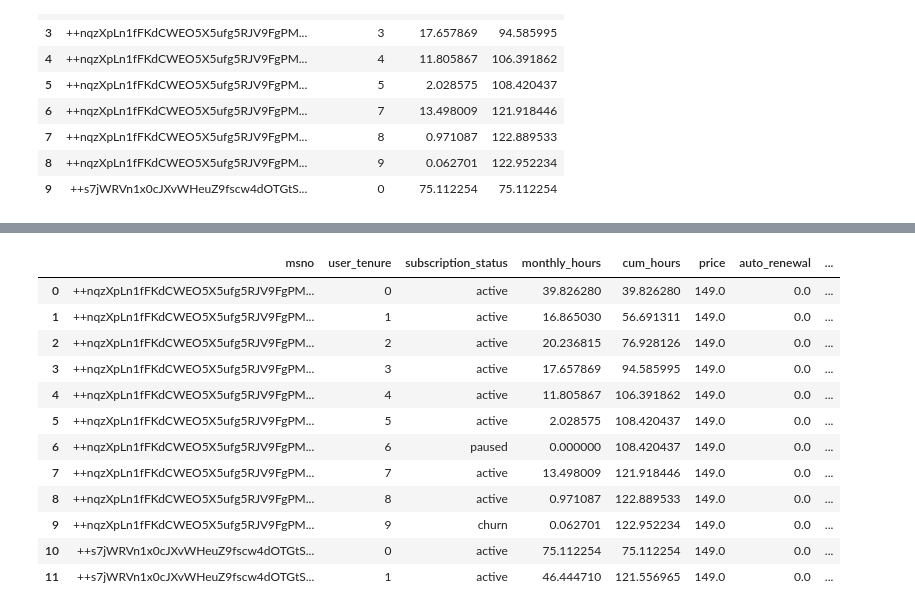
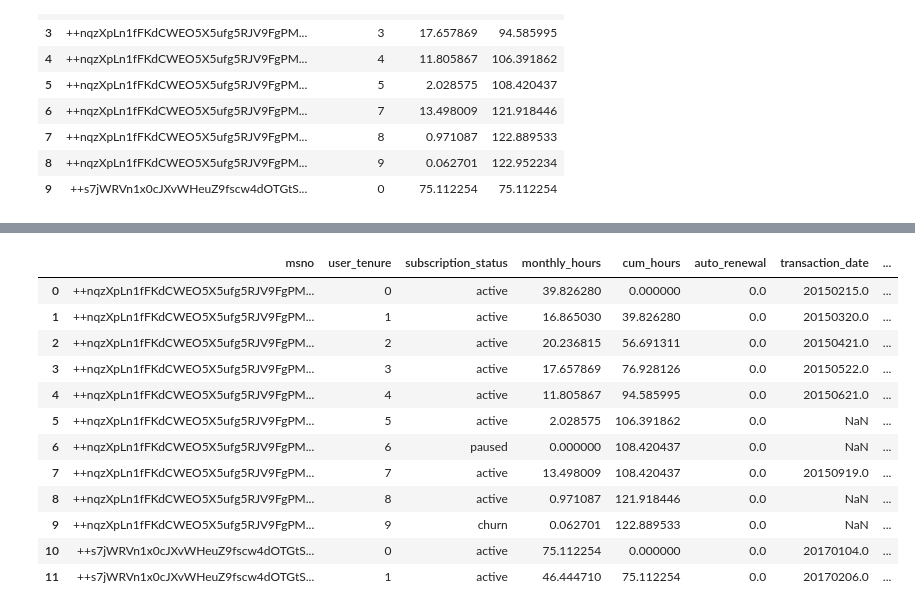
Before and after one commit to thom-li/gsbgen641code, a Jupyter notebook: project/data-cleaning.ipynb, the cells around one changed output, grey strips where cells are left out. Drawn from its saved outputs; the diff is of its cells as text; code cells hidden in the pictures.

```diff
--- a/project/data-cleaning.ipynb
+++ b/project/data-cleaning.ipynb
@@ -246,7 +261,7 @@ renewals = renewals.merge(users[["msno", "join_date"]], on="msno")
 renewals["user_tenure"] = months_since_join(renewals["join_date"], renewals["txn_date"])
 renewals = renewals[renewals["user_tenure"] >= 0]
 
-# If multiple renewals in a month, keep the last by transaction date
+# If multiple renewals in a period, keep the last by transaction date
 monthly_sub = (
     renewals.sort_values(["msno", "user_tenure", "transaction_date"])
     .groupby(["msno", "user_tenure"], as_index=False)
@@ -255,17 +270,18 @@ monthly_sub = (
             "msno",
             "user_tenure",
             "plan_list_price",
+            "payment_plan_days",
             "is_auto_renew",
             "transaction_date",
             "membership_expire_date",
         ]
     ]
-    .rename(
-        columns={
-            "plan_list_price": "price",
-            "is_auto_renew": "auto_renewal",
-        }
-    )
+)
+monthly_sub["price"] = to_monthly_price(
+    monthly_sub["plan_list_price"], monthly_sub["payment_plan_days"]
+)
+monthly_sub = monthly_sub.rename(columns={"is_auto_renew": "auto_renewal"}).drop(
+    columns=["plan_list_price", "payment_plan_days"]
 )
 
 monthly_sub.head(10)
@@ -293,8 +309,12 @@ for col in ("price", "auto_renewal"):
 
 panel["monthly_hours"] = panel["monthly_hours"].fillna(0.0)
 panel["cum_hours"] = panel.groupby("msno")["monthly_hours"].cumsum()
-# Capital at start of month t = cumulative hours through end of month t-1
-panel["lagged_cum_hours"] = panel.groupby("msno")["cum_hours"].shift(1).fillna(0.0)
+panel["cum_hours"] = panel.groupby("msno")["cum_hours"].shift(1).fillna(0.0)
+
+# Drop users with zero active price (free trials / plan_list_price data errors)
+zero_price_active_msno = panel.loc[
+    (panel["subscription_status"] == "active") & (panel["price"] <= 0), "msno"
+].unique()
 
 # Drop users with any active period that has no overlapping paid coverage
 paid_spells = transactions.loc[transactions["is_cancel"] == 0, ["msno", "txn_date", "expire_date"]].copy()
@@ -316,13 +336,38 @@ paused_with_hours = (
 )
 paused_with_hours_msno = paused_with_hours[paused_with_hours].index
 
-drop_msno = pd.Index(active_no_coverage).union(paused_with_hours_msno)
+# New filter 1: drop users with any plan longer than 30 days
+long_plan_msno = transactions.loc[
+    (transactions["is_cancel"] == 0) & (transactions["payment_plan_days"] > DAYS_PER_PERIOD),
+    "msno",
+].unique()
+
+# New filter 2: require constant active-period price and auto_renewal within user
+active_panel = panel.loc[panel["subscription_status"] == "active", ["msno", "price", "auto_renewal"]].copy()
+nonconstant_price_msno = active_panel.groupby("msno")["price"].nunique(dropna=True)
+nonconstant_price_msno = nonconstant_price_msno[nonconstant_price_msno > 1].index
+
+nonconstant_autorenew_msno = active_panel.groupby("msno")["auto_renewal"].nunique(dropna=True)
+nonconstant_autorenew_msno = nonconstant_autorenew_msno[nonconstant_autorenew_msno > 1].index
+
+drop_msno = (
+    pd.Index(active_no_coverage)
+    .union(paused_with_hours_msno)
+    .union(zero_price_active_msno)
+    .union(long_plan_msno)
+    .union(nonconstant_price_msno)
+    .union(nonconstant_autorenew_msno)
+)
 n_before = panel["msno"].nunique()
 panel = panel[~panel["msno"].isin(drop_msno)].copy()
 
 print(
-    f"Dropped {len(active_no_coverage)} users with active months lacking paid overlap; "
-    f"dropped {len(paused_with_hours_msno)} users with hours > 0 during paused months "
+    f"Dropped {len(zero_price_active_msno)} users with active price <= 0; "
+    f"{len(active_no_coverage)} with active months lacking paid overlap; "
+    f"{len(paused_with_hours_msno)} with hours > 0 during paused months; "
+    f"{len(long_plan_msno)} with plan > 30 days; "
+    f"{len(nonconstant_price_msno)} with non-constant active price; "
+    f"{len(nonconstant_autorenew_msno)} with non-constant active auto_renewal "
     f"({n_before} -> {panel['msno'].nunique()} users)"
 )
 
@@ -332,16 +377,16 @@ Dropped 15 users with active months lacking paid overlap; dropped 32 users with
-|  | msno | user_tenure | subscription_status | monthly_hours | cum_hours | price | auto_renewal | ... |
-| 0 | ++nqzXpLn1fFKdCWEO5X5ufg5RJV9FgPM... | 0 | active | 39.826280 | 39.826280 | 149.0 | 0.0 | ... |
-| 1 | ++nqzXpLn1fFKdCWEO5X5ufg5RJV9FgPM... | 1 | active | 16.865030 | 56.691311 | 149.0 | 0.0 | ... |
-| 2 | ++nqzXpLn1fFKdCWEO5X5ufg5RJV9FgPM... | 2 | active | 20.236815 | 76.928126 | 149.0 | 0.0 | ... |
-| 3 | ++nqzXpLn1fFKdCWEO5X5ufg5RJV9FgPM... | 3 | active | 17.657869 | 94.585995 | 149.0 | 0.0 | ... |
-| 4 | ++nqzXpLn1fFKdCWEO5X5ufg5RJV9FgPM... | 4 | active | 11.805867 | 106.391862 | 149.0 | 0.0 | ... |
-| 5 | ++nqzXpLn1fFKdCWEO5X5ufg5RJV9FgPM... | 5 | active | 2.028575 | 108.420437 | 149.0 | 0.0 | ... |
-| 6 | ++nqzXpLn1fFKdCWEO5X5ufg5RJV9FgPM... | 6 | paused | 0.000000 | 108.420437 | 149.0 | 0.0 | ... |
-| 7 | ++nqzXpLn1fFKdCWEO5X5ufg5RJV9FgPM... | 7 | active | 13.498009 | 121.918446 | 149.0 | 0.0 | ... |
-| 8 | ++nqzXpLn1fFKdCWEO5X5ufg5RJV9FgPM... | 8 | active | 0.971087 | 122.889533 | 149.0 | 0.0 | ... |
-| 9 | ++nqzXpLn1fFKdCWEO5X5ufg5RJV9FgPM... | 9 | churn | 0.062701 | 122.952234 | 149.0 | 0.0 | ... |
-| 10 | ++s7jWRVn1x0cJXvWHeuZ9fscw4dOTGtS... | 0 | active | 75.112254 | 75.112254 | 149.0 | 0.0 | ... |
-| 11 | ++s7jWRVn1x0cJXvWHeuZ9fscw4dOTGtS... | 1 | active | 46.444710 | 121.556965 | 149.0 | 0.0 | ... |
+|  | msno | user_tenure | subscription_status | monthly_hours | cum_hours | auto_renewal | transaction_date | ... |
+| 0 | ++nqzXpLn1fFKdCWEO5X5ufg5RJV9FgPM... | 0 | active | 39.826280 | 0.000000 | 0.0 | 20150215.0 | ... |
+| 1 | ++nqzXpLn1fFKdCWEO5X5ufg5RJV9FgPM... | 1 | active | 16.865030 | 39.826280 | 0.0 | 20150320.0 | ... |
+| 2 | ++nqzXpLn1fFKdCWEO5X5ufg5RJV9FgPM... | 2 | active | 20.236815 | 56.691311 | 0.0 | 20150421.0 | ... |
+| 3 | ++nqzXpLn1fFKdCWEO5X5ufg5RJV9FgPM... | 3 | active | 17.657869 | 76.928126 | 0.0 | 20150522.0 | ... |
+| 4 | ++nqzXpLn1fFKdCWEO5X5ufg5RJV9FgPM... | 4 | active | 11.805867 | 94.585995 | 0.0 | 20150621.0 | ... |
+| 5 | ++nqzXpLn1fFKdCWEO5X5ufg5RJV9FgPM... | 5 | active | 2.028575 | 106.391862 | 0.0 | NaN | ... |
+| 6 | ++nqzXpLn1fFKdCWEO5X5ufg5RJV9FgPM... | 6 | paused | 0.000000 | 108.420437 | 0.0 | NaN | ... |
+| 7 | ++nqzXpLn1fFKdCWEO5X5ufg5RJV9FgPM... | 7 | active | 13.498009 | 108.420437 | 0.0 | 20150919.0 | ... |
+| 8 | ++nqzXpLn1fFKdCWEO5X5ufg5RJV9FgPM... | 8 | active | 0.971087 | 121.918446 | 0.0 | NaN | ... |
+| 9 | ++nqzXpLn1fFKdCWEO5X5ufg5RJV9FgPM... | 9 | churn | 0.062701 | 122.889533 | 0.0 | NaN | ... |
+| 10 | ++s7jWRVn1x0cJXvWHeuZ9fscw4dOTGtS... | 0 | active | 75.112254 | 0.000000 | 0.0 | 20170104.0 | ... |
+| 11 | ++s7jWRVn1x0cJXvWHeuZ9fscw4dOTGtS... | 1 | active | 46.444710 | 75.112254 | 0.0 | 20170206.0 | ... |
 # %%
 # --- summary and save ---
 
```
Also changed, not shown: parts of 8 cells of this notebook, 11 other files.
